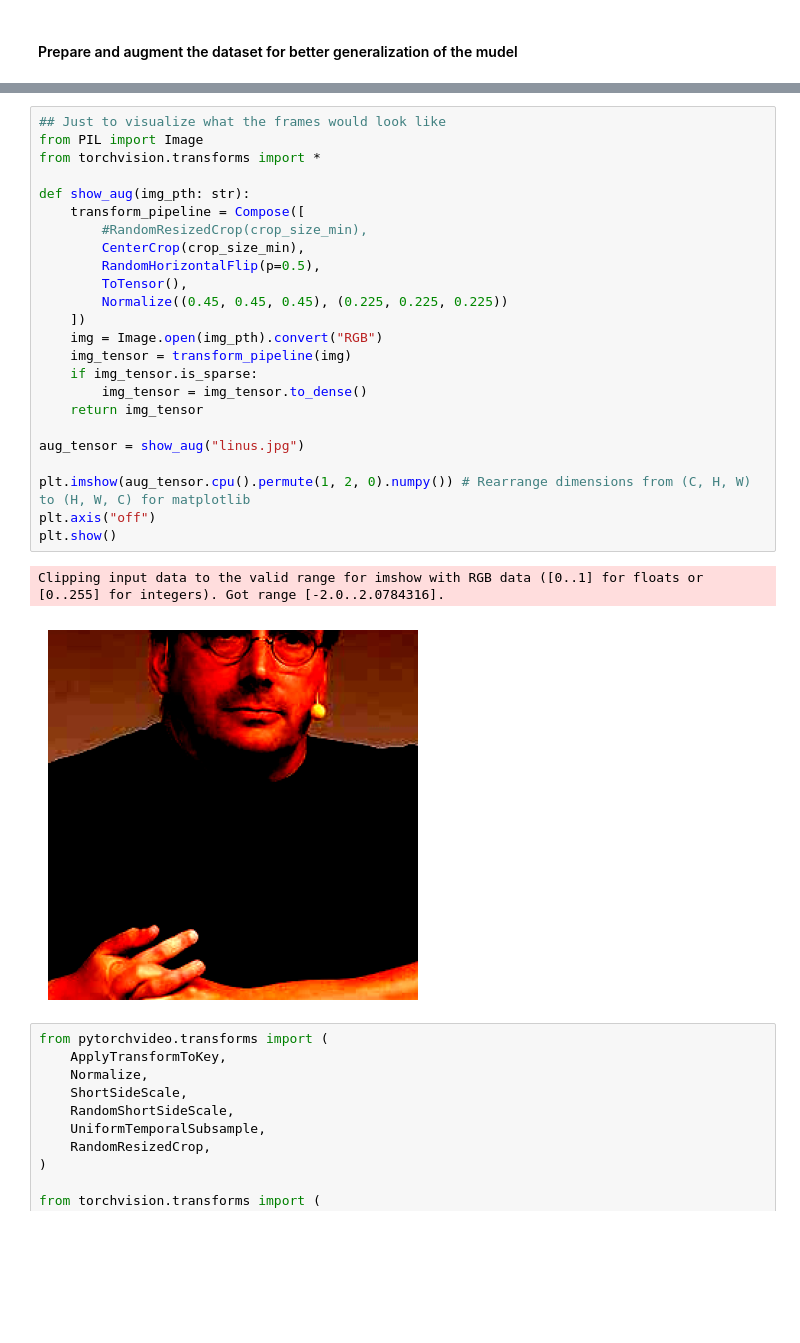
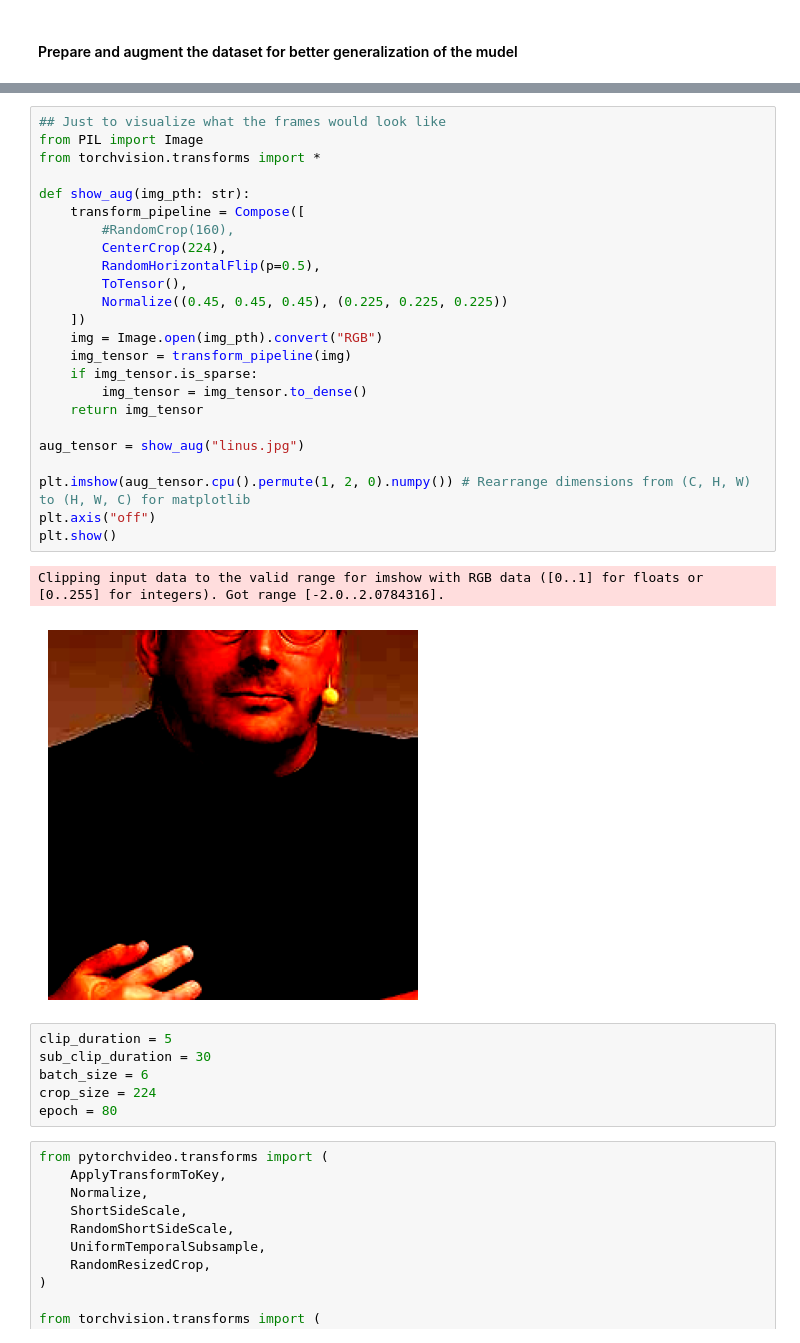
Before and after one commit to HuuuWasabe/ProjectDesign29, a Jupyter notebook: WinningDesign/TestDesign.ipynb, the cells around one changed output, grey strips where cells are left out. Cells and saved outputs as stored; diff of their text form; blank space fills up the shorter version.

```diff
--- a/WinningDesign/TestDesign.ipynb
+++ b/WinningDesign/TestDesign.ipynb
@@ -162,30 +153,36 @@ epoch = 50
 # %%
 ## Just to visualize what the frames would look like
 from PIL import Image
 from torchvision.transforms import *
 
 def show_aug(img_pth: str):
     transform_pipeline = Compose([
-        #RandomResizedCrop(crop_size_min),
-        CenterCrop(crop_size_min),
+        #RandomCrop(160),
+        CenterCrop(224),
         RandomHorizontalFlip(p=0.5),
         ToTensor(),
         Normalize((0.45, 0.45, 0.45), (0.225, 0.225, 0.225))
     ])
     img = Image.open(img_pth).convert("RGB")
     img_tensor = transform_pipeline(img)
     if img_tensor.is_sparse:
         img_tensor = img_tensor.to_dense()
     return img_tensor
 
 aug_tensor = show_aug("linus.jpg")
 
 plt.imshow(aug_tensor.cpu().permute(1, 2, 0).numpy()) # Rearrange dimensions from (C, H, W) to (H, W, C) for matplotlib
 plt.axis("off")
 plt.show()
 # %% [output]
 Clipping input data to the valid range for imshow with RGB data ([0..1] for floats or [0..255] for integers). Got range [-2.0..2.0784316].
-[figure, old version]
+[figure, new version]
+# %%
+clip_duration = 5
+sub_clip_duration = 30
+batch_size = 6
+crop_size = 224
+epoch = 80
 # %%
 from pytorchvideo.transforms import (
     ApplyTransformToKey,
```
Also changed, not shown: parts of 19 cells of this notebook.
